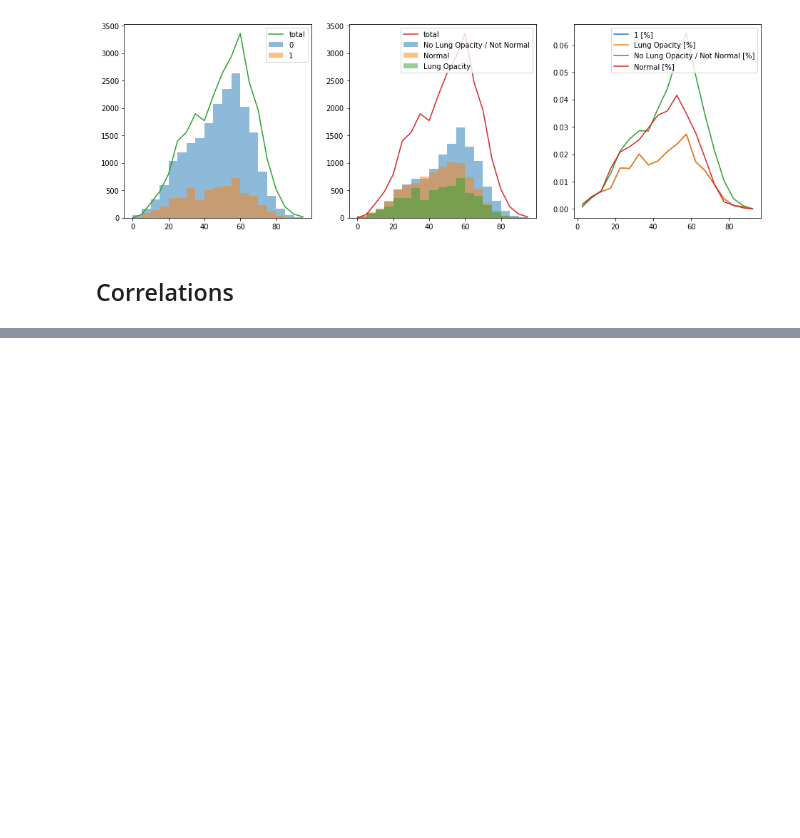
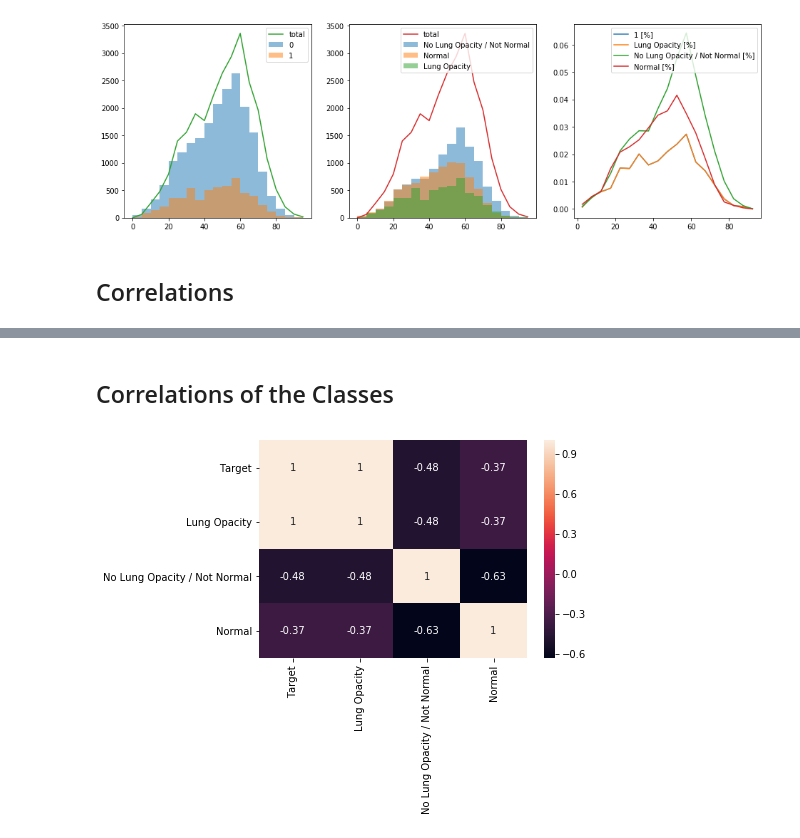
Before and after one commit to svenharris/datascienceworkshop-pneumonia, a Jupyter notebook: kernel.ipynb, the cells around one changed output, grey strips where cells are left out. Saved outputs shown, nothing was run; the diff lists cells and outputs as text; code cells hidden in the pictures; blank space fills up the shorter version.

```diff
--- a/kernel.ipynb
+++ b/kernel.ipynb
@@ -329,0 +342,15 @@ plt.show()
+# %% [markdown]
+## Correlations of the Classes
+# %%
+# calculate the correlation matrix
+corr = df[['Target', 'Lung Opacity',
+       'No Lung Opacity / Not Normal', 'Normal']].corr().round(decimals=2)
+
+# plot the heatmap
+sns.heatmap(corr,
+        xticklabels=corr.columns,
+        yticklabels=corr.columns,
+                annot=True)
+print()
+# %% [output]
+[figure, added]
```
Also changed, not shown: parts of 9 cells of this notebook.
